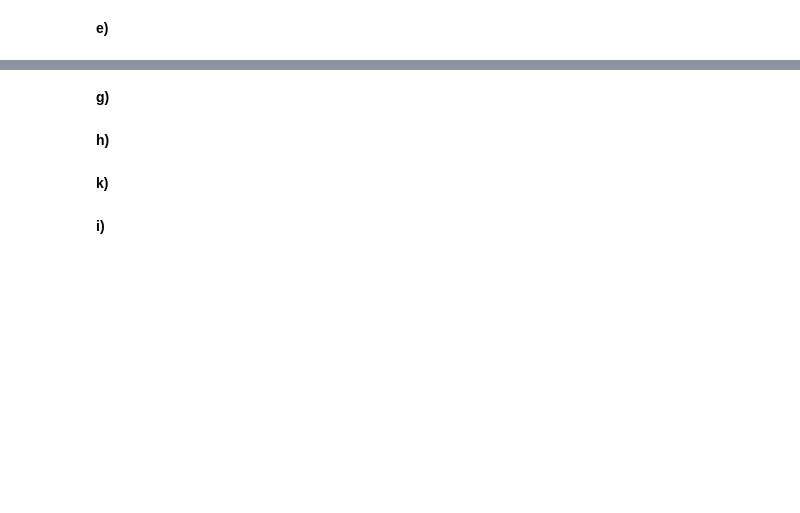
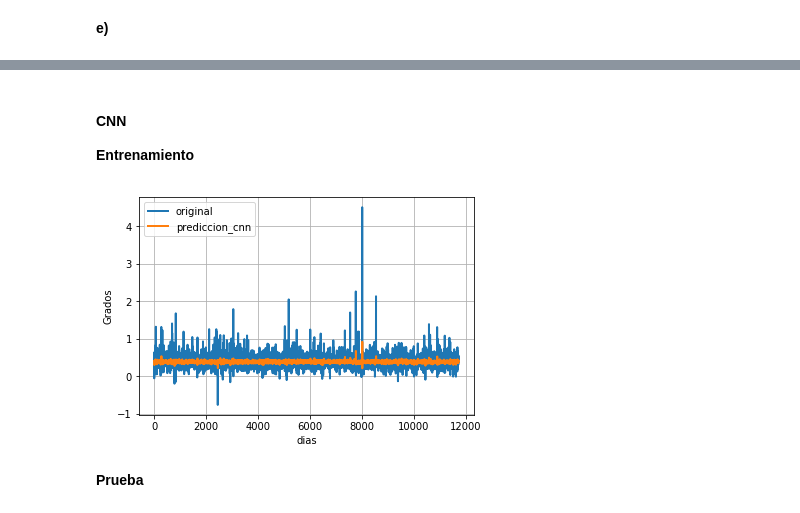
Before and after one commit to Fran-Ramirez/Tarea1-Neuronales, a Jupyter notebook: Pregunta 4.ipynb, the cells around one changed output, grey strips where cells are left out. Drawn from its saved outputs; the diff is of its cells as text; code cells hidden in the pictures; blank space fills up the shorter version.

```diff
--- a/Pregunta 4.ipynb
+++ b/Pregunta 4.ipynb
@@ -161,0 +168,10 @@ Test Score: 0.00 RMSE
+# %%
+trainPredict_cnn = model_cnn.predict(trainX,batch_size=1)
+trainPredict_cnn = scaler.inverse_transform(trainPredict_cnn)
+
+trainY_cnn = scaler.inverse_transform(trainY)
+
+testPredict_cnn = model_cnn.predict(testX,batch_size=1)
+testPredict_cnn = scaler.inverse_transform(testPredict_cnn)
+
+testY_cnn = scaler.inverse_transform(testY)
@@ -219,8 +220,17 @@ plt.scatter(X, testPredictPlot_CNN, marker=".", label = "Test predict")
+# %% [markdown]
+#### CNN
+**Entrenamiento**
+# %%
+trainY_cnn = np.reshape(trainY_cnn, (trainY_cnn.shape[0], 1))
+plt.plot(range(len(trainY_cnn)),trainY_cnn[:,0],label='original', linewidth=2)
+plt.plot(range(len(trainY_cnn)),trainPredict_cnn[:,0],label='prediccion_cnn', linewidth=2)
+
+plt.legend(['original','prediccion_cnn'])
+plt.ylabel('Grados')
+plt.xlabel('dias')
+plt.grid(1)
+plt.show()
+# %% [output]
+[figure, added]
 # %% [markdown]
-**g)**
+**Prueba**
-# %% [markdown]
-**h)**
-# %% [markdown]
-**k)**
-# %% [markdown]
-**i)**
```
Also changed, not shown: parts of 26 cells of this notebook.
